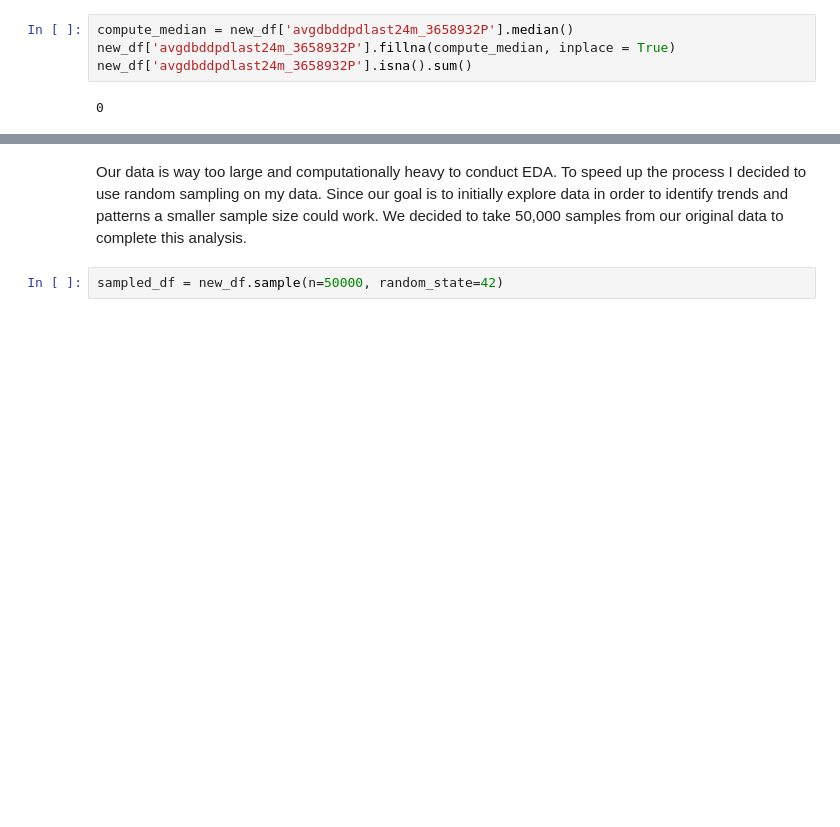
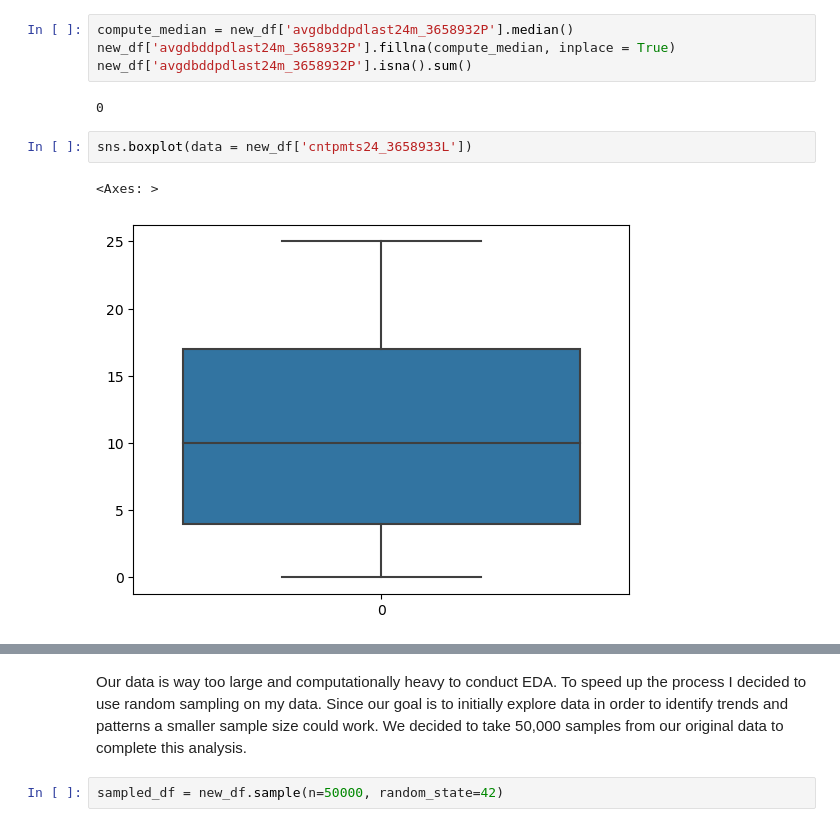
Before and after one commit to JacobTheCoder87/credit-risk-model-stability, a Jupyter notebook: code/01 EDA.ipynb, the cells around one changed output, grey strips where cells are left out. Cells and saved outputs as stored; diff of their text form; blank space fills up the shorter version.

```diff
--- a/code/01 EDA.ipynb
+++ b/code/01 EDA.ipynb
@@ -138,3 +140,8 @@ new_df['avgdbddpdlast24m_3658932P'].fillna(compute_median, inplace = True)
 new_df['avgdbddpdlast24m_3658932P'].isna().sum()
 # %% [output]
 0
+# %%
+sns.boxplot(data = new_df['cntpmts24_3658933L'])
+# %% [output]
+<Axes: >
+[figure, added]
```
Also changed, not shown: parts of 24 cells of this notebook, 2 other files.
